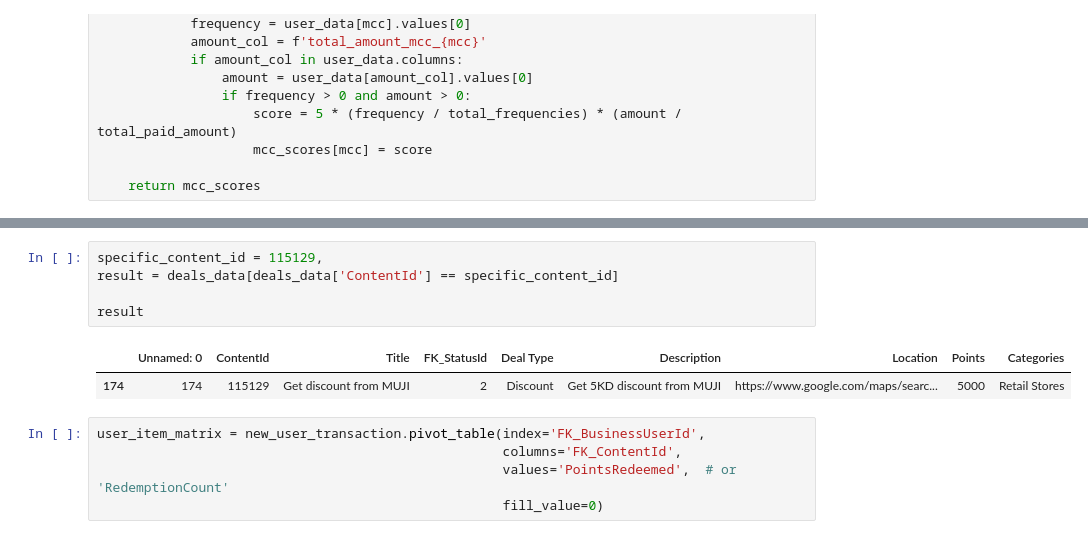
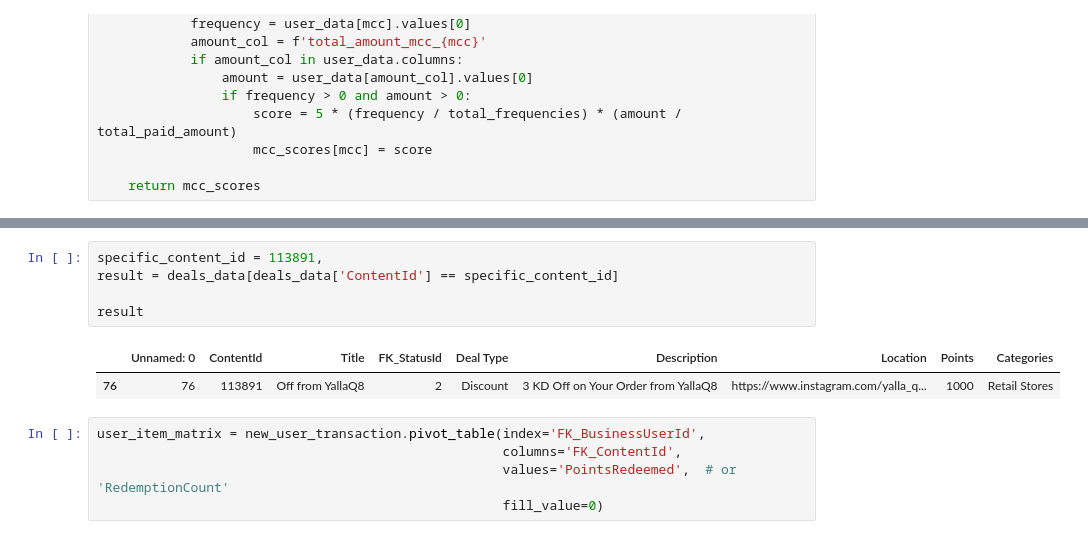
Before and after one commit to DboukAli98/KFHXRelatedAi, a Jupyter notebook: NoteBooks/Model Generation/Model_Reward.ipynb, the cells around one changed output, grey strips where cells are left out. Cells and saved outputs as stored; diff of their text form.

```diff
--- a/NoteBooks/Model Generation/Model_Reward.ipynb
+++ b/NoteBooks/Model Generation/Model_Reward.ipynb
@@ -281,11 +325,11 @@ Spender Category medium
 # %%
-specific_content_id = 115129,
+specific_content_id = 113891,
 result = deals_data[deals_data['ContentId'] == specific_content_id]
 
 result
 # %% [output]
 |  | Unnamed: 0 | ContentId | Title | FK_StatusId | Deal Type | Description | Location | Points | Categories |
-| 174 | 174 | 115129 | Get discount from MUJI | 2 | Discount | Get 5KD discount from MUJI | https://www.google.com/maps/searc... | 5000 | Retail Stores |
+| 76 | 76 | 113891 | Off from YallaQ8 | 2 | Discount | 3 KD Off on Your Order from YallaQ8 | https://www.instagram.com/yalla_q... | 1000 | Retail Stores |
 # %%
 user_item_matrix = new_user_transaction.pivot_table(index='FK_BusinessUserId',
                                                     columns='FK_ContentId',
```
Also changed, not shown: parts of 9 cells of this notebook.
